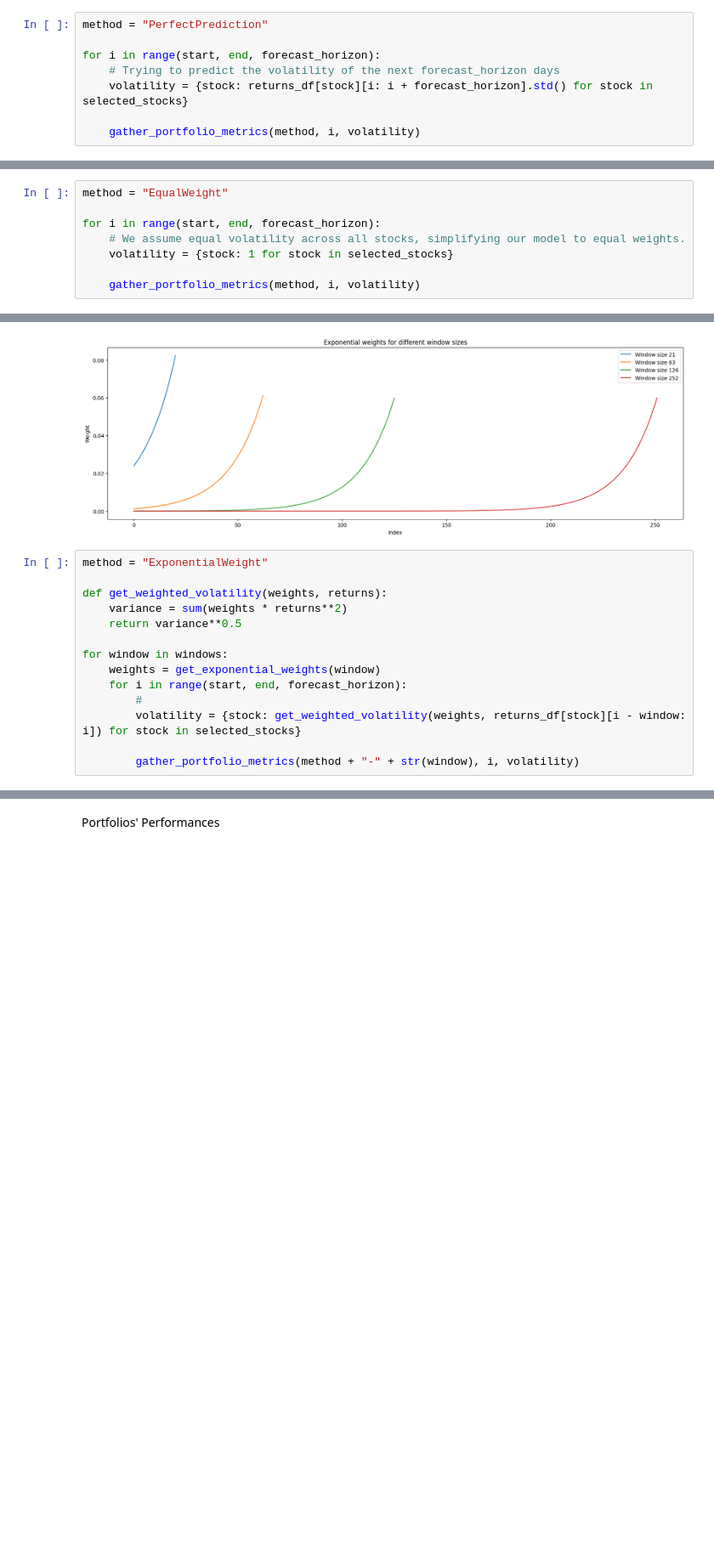
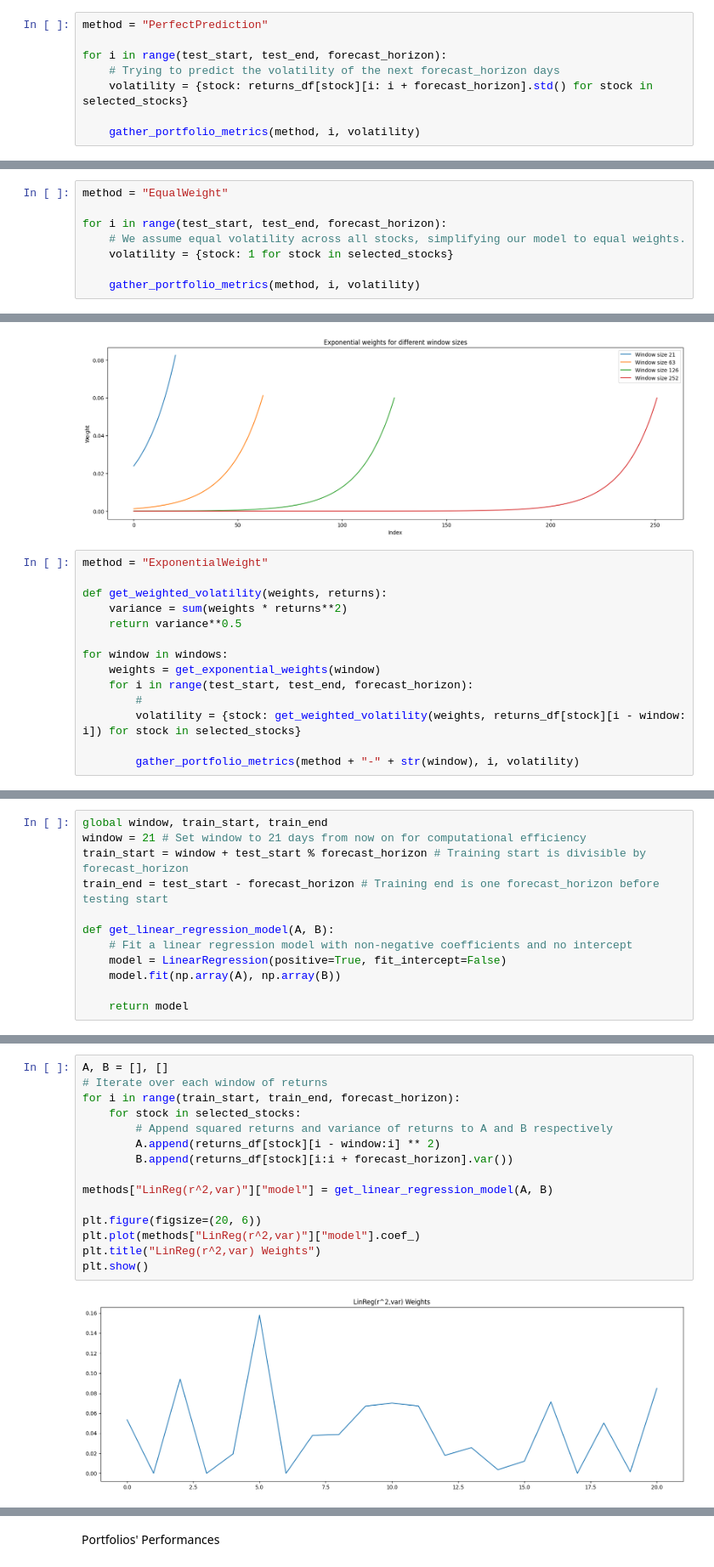
Before and after one commit to PapakMate/SVFT, a Jupyter notebook: SVFT.ipynb, the cells around one changed output, grey strips where cells are left out. Shown at 85% size. Drawn from its saved outputs; the diff is of its cells as text; blank space fills up the shorter version.

```diff
--- a/SVFT.ipynb
+++ b/SVFT.ipynb
@@ -118,7 +118,7 @@ Perfect Prediction Method
 # %%
 method = "PerfectPrediction"
 
-for i in range(start, end, forecast_horizon):
+for i in range(test_start, test_end, forecast_horizon):
     # Trying to predict the volatility of the next forecast_horizon days
     volatility = {stock: returns_df[stock][i: i + forecast_horizon].std() for stock in selected_stocks}
 
@@ -130,7 +130,7 @@ In this approach, we are assuming that all stocks have the same volatility. This
 # %%
 method = "EqualWeight"
 
-for i in range(start, end, forecast_horizon):
+for i in range(test_start, test_end, forecast_horizon):
     # We assume equal volatility across all stocks, simplifying our model to equal weights.
     volatility = {stock: 1 for stock in selected_stocks}
 
@@ -163,7 +163,7 @@ def get_weighted_volatility(weights, returns):
 
 for window in windows:
     weights = get_exponential_weights(window)
-    for i in range(start, end, forecast_horizon):
+    for i in range(test_start, test_end, forecast_horizon):
         #
         volatility = {stock: get_weighted_volatility(weights, returns_df[stock][i - window: i]) for stock in selected_stocks}
 
@@ -193,0 +173,12 @@ X = get_lstsq_betas(start)
+# %%
+global window, train_start, train_end
+window = 21 # Set window to 21 days from now on for computational efficiency
+train_start = window + test_start % forecast_horizon # Training start is divisible by forecast_horizon
+train_end = test_start - forecast_horizon # Training end is one forecast_horizon before testing start
+
+def get_linear_regression_model(A, B):
+    # Fit a linear regression model with non-negative coefficients and no intercept
+    model = LinearRegression(positive=True, fit_intercept=False)
+    model.fit(np.array(A), np.array(B))
+
+    return model
@@ -193,0 +187,17 @@ X = get_lstsq_betas(start)
+# %%
+A, B = [], []
+# Iterate over each window of returns
+for i in range(train_start, train_end, forecast_horizon):
+    for stock in selected_stocks:
+        # Append squared returns and variance of returns to A and B respectively
+        A.append(returns_df[stock][i - window:i] ** 2)
+        B.append(returns_df[stock][i:i + forecast_horizon].var())
+
+methods["LinReg(r^2,var)"]["model"] = get_linear_regression_model(A, B)
+
+plt.figure(figsize=(20, 6))
+plt.plot(methods["LinReg(r^2,var)"]["model"].coef_)
+plt.title("LinReg(r^2,var) Weights")
+plt.show()
+# %% [output]
+[figure, added]
```
Also changed, not shown: parts of 13 cells of this notebook.
